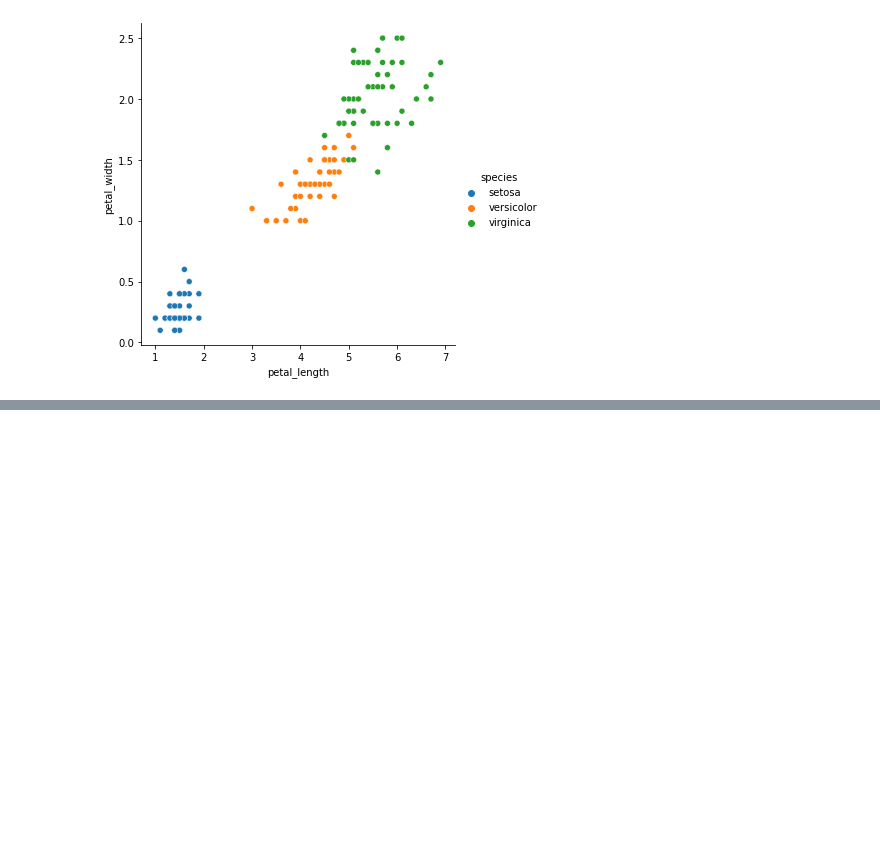
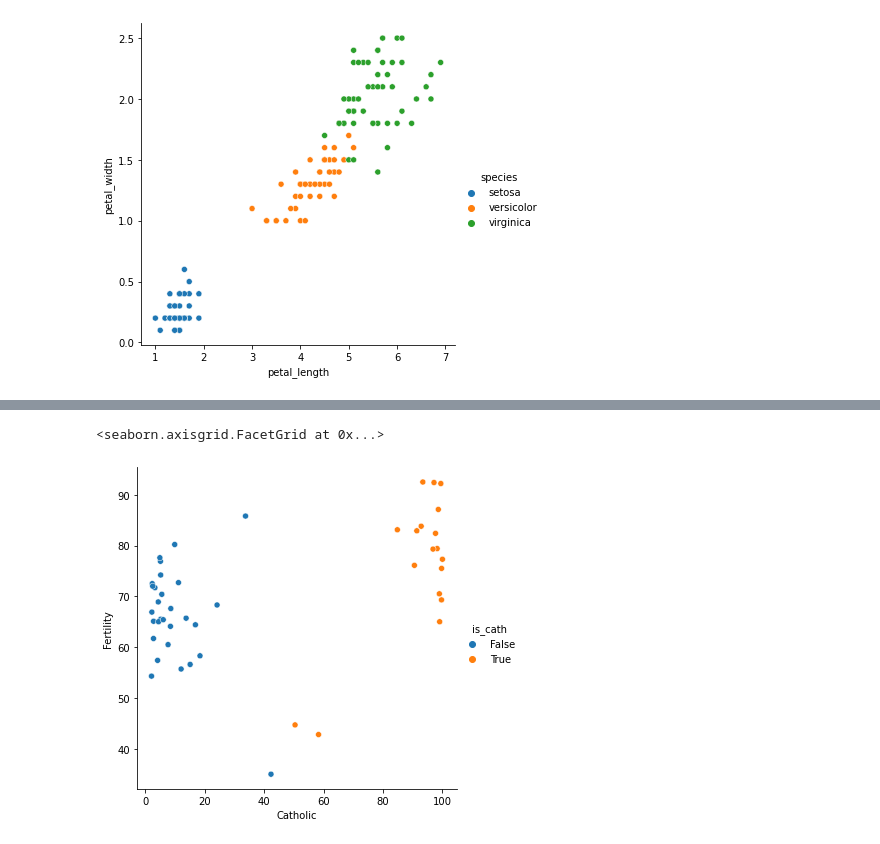
Before and after one commit to ljackson707/numpy-pandas-visualization-exercises, a Jupyter notebook: seaborn_exercises.ipynb, the cells around one changed output, grey strips where cells are left out. Cells and saved outputs as stored; diff of their text form; code cells hidden in the pictures; blank space fills up the shorter version.

```diff
--- a/seaborn_exercises.ipynb
+++ b/seaborn_exercises.ipynb
@@ -123,0 +254,5 @@ sns.relplot(x = 'petal_length', y = "petal_width", data = iris, hue = 'species')
+# %%
+#3) Load the swiss dataset and read it's documentation.
+# Create visualizations to answer the following questions:
+swiss = data("swiss")
+swiss
@@ -123,0 +337,3 @@ sns.relplot(x = 'petal_length', y = "petal_width", data = iris, hue = 'species')
+# %%
+is_catholic = swiss.assign(is_cath = swiss.Catholic >= 50)
+is_catholic.head()
@@ -123,0 +347,6 @@ sns.relplot(x = 'petal_length', y = "petal_width", data = iris, hue = 'species')
+# %%
+#b) Does whether or not a province is Catholic influence fertility?
+sns.relplot(data = is_catholic, x = 'Catholic', y = 'Fertility', hue = is_catholic.is_cath)
+# %% [output]
+<seaborn.axisgrid.FacetGrid at 0x...>
+[figure, added]
```
Also changed, not shown: parts of 35 cells of this notebook.
